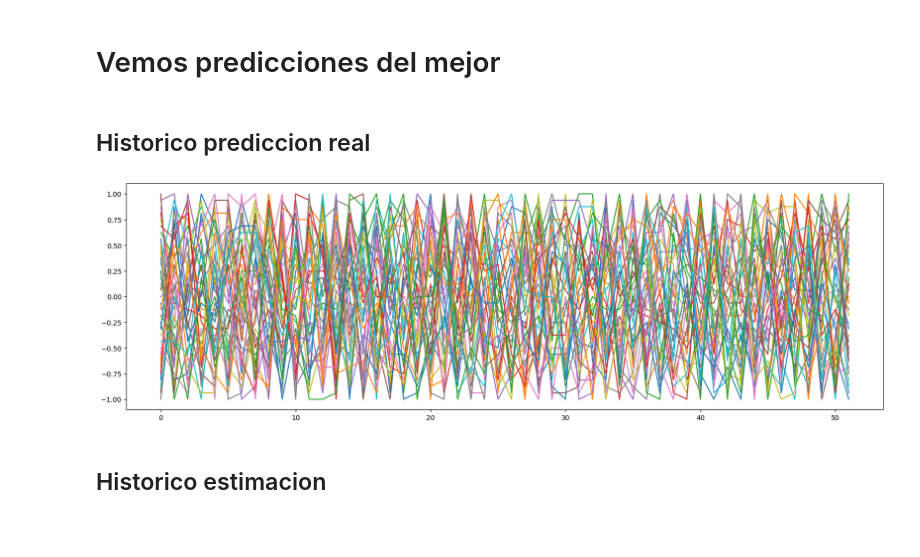
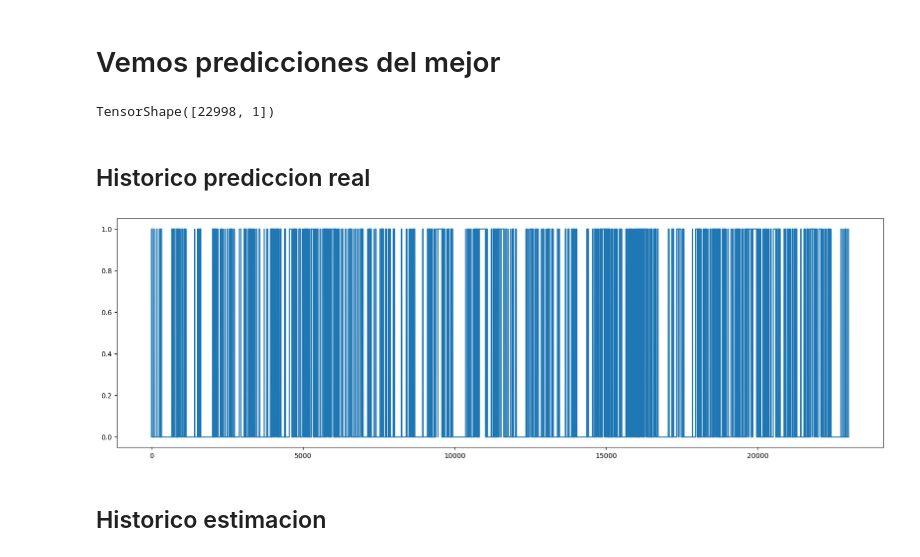
Before and after one commit to tintenderete/TFM, a Jupyter notebook: TFM__TABULAR_2.ipynb, the cells around one changed output. Cells and saved outputs as stored; diff of their text form; code cells hidden in the pictures; blank space fills up the shorter version.

```diff
--- a/TFM__TABULAR_2.ipynb
+++ b/TFM__TABULAR_2.ipynb
@@ -827,13 +1040,17 @@ plt.plot(history_model_a.history["val_accuracy"])
 # Vemos predicciones del mejor
 # %%
 y_pred = model_a(X_test)
+# %%
+y_pred.shape
+# %% [output]
+TensorShape([22998, 1])
 # %% [markdown]
 ## Historico prediccion real
 # %%
 plt.figure(figsize=(20, 6))
 #plt.plot(pd.DataFrame(Y_test , columns=data_componentes_IBEX.columns) );
-plt.plot(pd.DataFrame(Y_test );
+plt.plot(pd.DataFrame(Y_test));
 # %% [output]
-[figure, old version]
+[figure, new version]
 # %% [markdown]
 ## Historico estimacion
```
Also changed, not shown: parts of 57 cells of this notebook.
